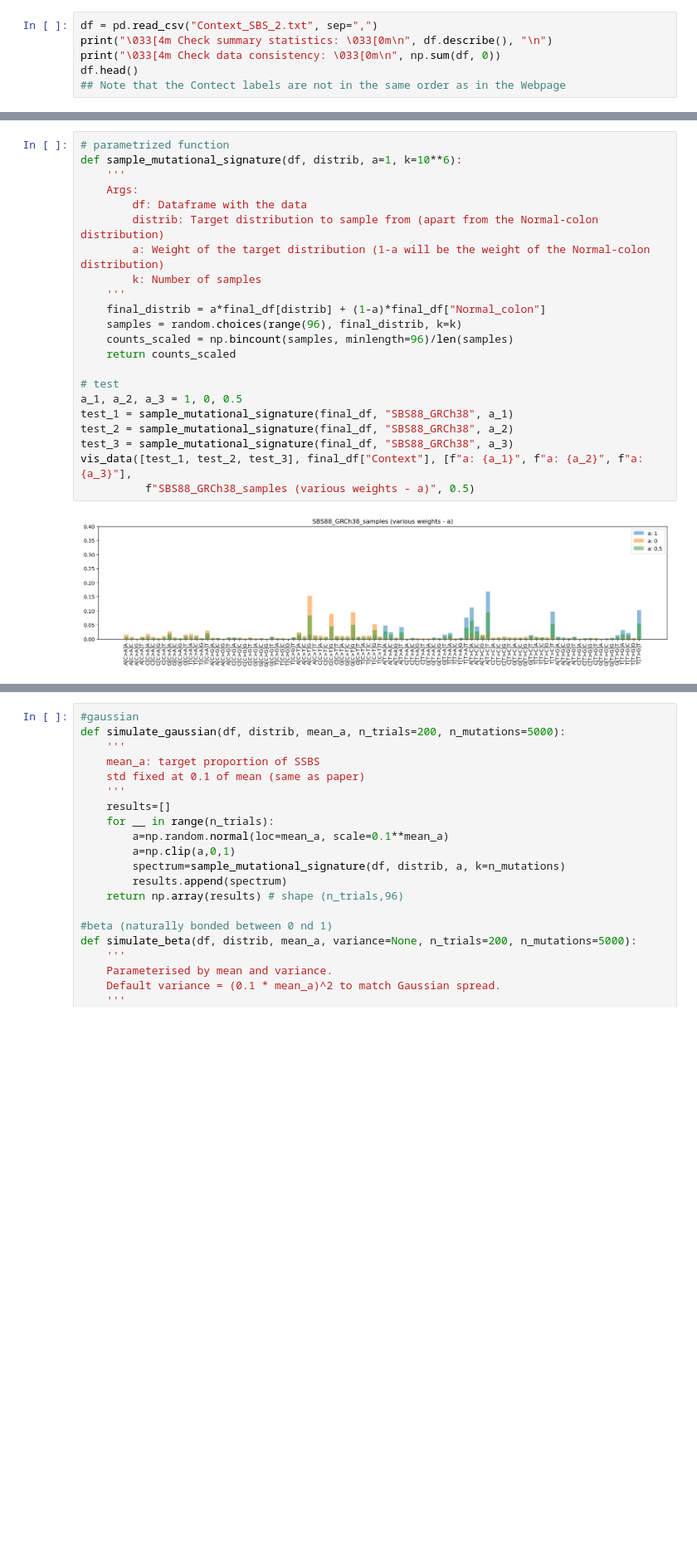
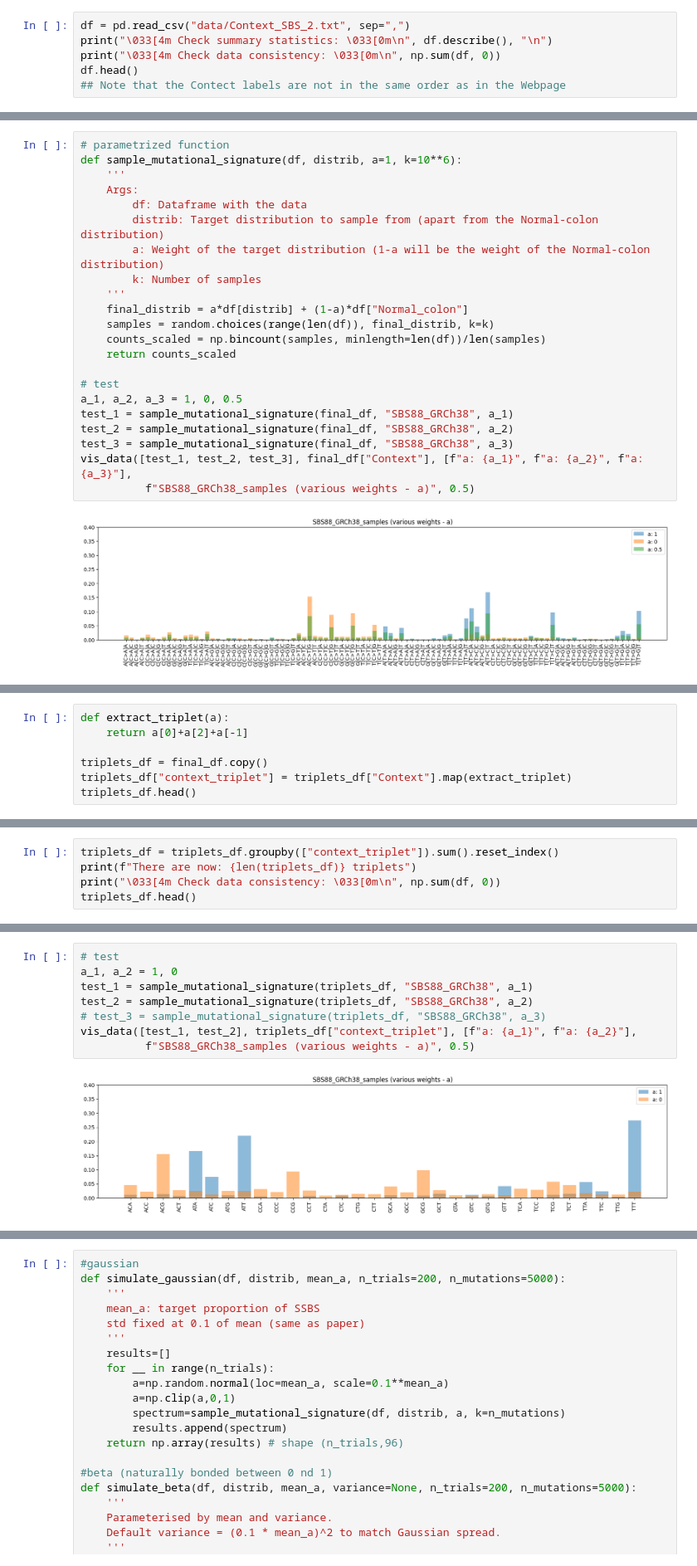
Before and after one commit to fredwdickinson/rscam-g6, a Jupyter notebook: Mutations_simulation.ipynb, the cells around one changed output, grey strips where cells are left out. Shown at 83% size. Cells and saved outputs as stored; diff of their text form; blank space fills up the shorter version.

Commit message:
Added first version of Triplets (context) analysis

```diff
--- a/Mutations_simulation.ipynb
+++ b/Mutations_simulation.ipynb
@@ -10,7 +10,7 @@ from numpy.linalg import norm
 # %% [markdown]
 ## 🛻 Data loading
 # %%
-df = pd.read_csv("Context_SBS_2.txt", sep=",")
+df = pd.read_csv("data/Context_SBS_2.txt", sep=",")
 print("\033[4m Check summary statistics: \033[0m\n", df.describe(), "\n")
 print("\033[4m Check data consistency: \033[0m\n", np.sum(df, 0))
 df.head()
@@ -133,9 +133,9 @@ def sample_mutational_signature(df, distrib, a=1, k=10**6):
         a: Weight of the target distribution (1-a will be the weight of the Normal-colon distribution)
         k: Number of samples
     '''
-    final_distrib = a*final_df[distrib] + (1-a)*final_df["Normal_colon"]
-    samples = random.choices(range(96), final_distrib, k=k)
-    counts_scaled = np.bincount(samples, minlength=96)/len(samples)
+    final_distrib = a*df[distrib] + (1-a)*df["Normal_colon"]
+    samples = random.choices(range(len(df)), final_distrib, k=k)
+    counts_scaled = np.bincount(samples, minlength=len(df))/len(samples)
     return counts_scaled
 
 # test
@@ -149,0 +152,7 @@ vis_data([test_1, test_2, test_3], final_df["Context"], [f"a: {a_1}", f"a: {a_2}
+# %%
+def extract_triplet(a):
+    return a[0]+a[2]+a[-1]
+
+triplets_df = final_df.copy()
+triplets_df["context_triplet"] = triplets_df["Context"].map(extract_triplet)
+triplets_df.head()
@@ -149,0 +166,5 @@ vis_data([test_1, test_2, test_3], final_df["Context"], [f"a: {a_1}", f"a: {a_2}
+# %%
+triplets_df = triplets_df.groupby(["context_triplet"]).sum().reset_index()
+print(f"There are now: {len(triplets_df)} triplets")
+print("\033[4m Check data consistency: \033[0m\n", np.sum(df, 0))
+triplets_df.head()
@@ -149,0 +188,10 @@ vis_data([test_1, test_2, test_3], final_df["Context"], [f"a: {a_1}", f"a: {a_2}
+# %%
+# test
+a_1, a_2 = 1, 0
+test_1 = sample_mutational_signature(triplets_df, "SBS88_GRCh38", a_1)
+test_2 = sample_mutational_signature(triplets_df, "SBS88_GRCh38", a_2)
+# test_3 = sample_mutational_signature(triplets_df, "SBS88_GRCh38", a_3)
+vis_data([test_1, test_2], triplets_df["context_triplet"], [f"a: {a_1}", f"a: {a_2}"],
+          f"SBS88_GRCh38_samples (various weights - a)", 0.5)
+# %% [output]
+[figure, added]
```
Also changed, not shown: parts of 7 cells of this notebook.
